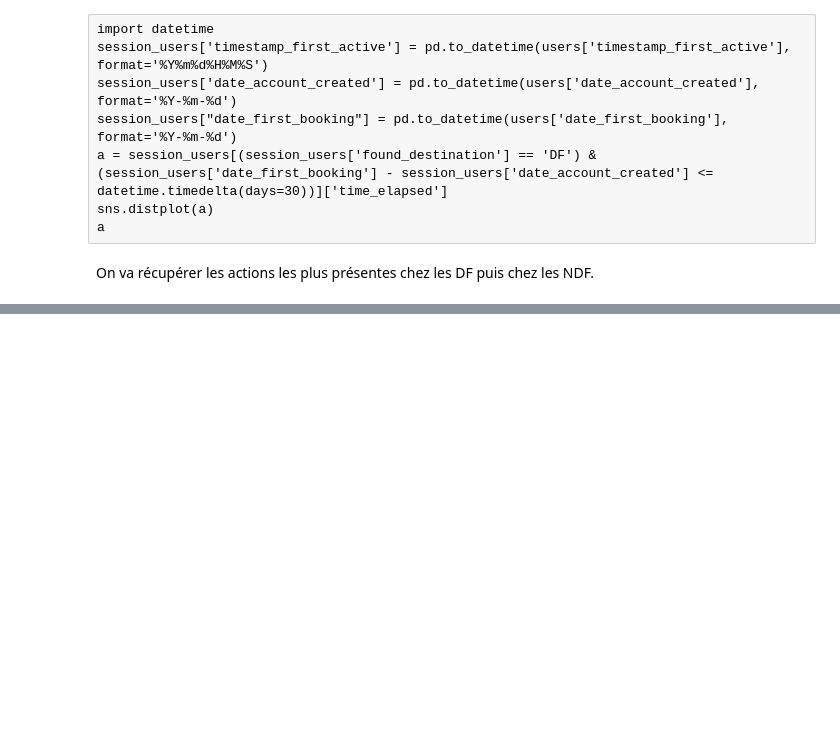
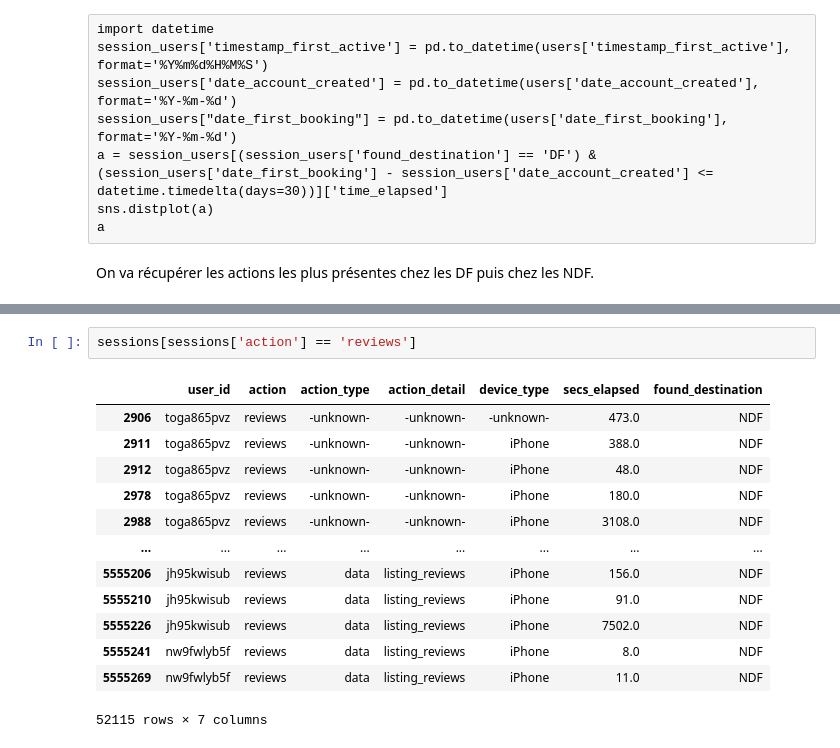
Before and after one commit to vesran/BookerGuess, a Jupyter notebook: _3_analyse_des_sessions.ipynb, the cells around one changed output, grey strips where cells are left out. Saved outputs shown, nothing was run; the diff lists cells and outputs as text; blank space fills up the shorter version.

Commit message:
continue actions

```diff
--- a/_3_analyse_des_sessions.ipynb
+++ b/_3_analyse_des_sessions.ipynb
@@ -120,0 +148,16 @@ action_stats[action_stats['count_df'] + action_stats['count_ndf'] > 500].sort_va
+# %%
+sessions[sessions['action'] == 'reviews']
+# %% [output]
+|  | user_id | action | action_type | action_detail | device_type | secs_elapsed | found_destination |
+| 2906 | toga865pvz | reviews | -unknown- | -unknown- | -unknown- | 473.0 | NDF |
+| 2911 | toga865pvz | reviews | -unknown- | -unknown- | iPhone | 388.0 | NDF |
+| 2912 | toga865pvz | reviews | -unknown- | -unknown- | iPhone | 48.0 | NDF |
+| 2978 | toga865pvz | reviews | -unknown- | -unknown- | iPhone | 180.0 | NDF |
+| 2988 | toga865pvz | reviews | -unknown- | -unknown- | iPhone | 3108.0 | NDF |
+| ... | ... | ... | ... | ... | ... | ... | ... |
+| 5555206 | jh95kwisub | reviews | data | listing_reviews | iPhone | 156.0 | NDF |
+| 5555210 | jh95kwisub | reviews | data | listing_reviews | iPhone | 91.0 | NDF |
+| 5555226 | jh95kwisub | reviews | data | listing_reviews | iPhone | 7502.0 | NDF |
+| 5555241 | nw9fwlyb5f | reviews | data | listing_reviews | iPhone | 8.0 | NDF |
+| 5555269 | nw9fwlyb5f | reviews | data | listing_reviews | iPhone | 11.0 | NDF |
+52115 rows × 7 columns
```
Also changed, not shown: parts of 6 cells of this notebook.
